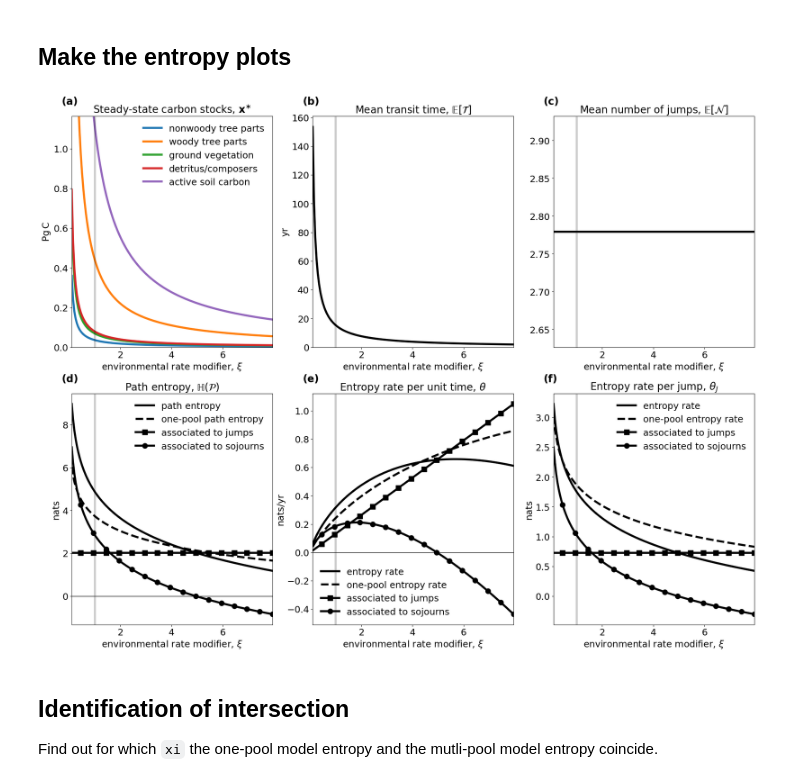
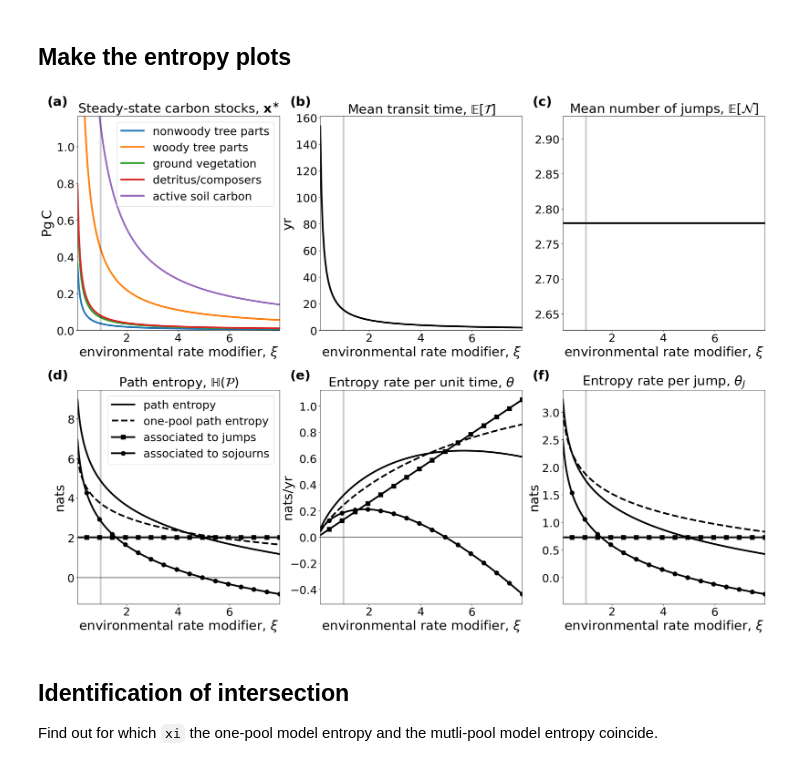
Before and after one commit to goujou/entropy_and_complexity_in_eq, a Jupyter notebook: code/Emanuel.ipynb, the cells around one changed output. Saved outputs shown, nothing was run; the diff lists cells and outputs as text; code cells hidden in the pictures.

```diff
--- a/code/Emanuel.ipynb
+++ b/code/Emanuel.ipynb
@@ -133,16 +133,17 @@ Wall time: 1min 25s
 
 mpl.rcParams['lines.linewidth'] = 4
 
-SMALL_SIZE = 18
-MEDIUM_SIZE = 20
+SMALL_SIZE = 26
+MEDIUM_SIZE = 30
 #BIGGER_SIZE = 30
 
 plt.rc('font', size=SMALL_SIZE)          # controls default text sizes
 plt.rc('axes', titlesize=MEDIUM_SIZE)     # fontsize of the axes title
-plt.rc('axes', labelsize=SMALL_SIZE)    # fontsize of the x and y labels
+plt.rc('axes', labelsize=MEDIUM_SIZE)    # fontsize of the x and y labels
 plt.rc('xtick', labelsize=SMALL_SIZE)    # fontsize of the tick labels
 plt.rc('ytick', labelsize=SMALL_SIZE)    # fontsize of the tick labels
-plt.rc('legend', fontsize=SMALL_SIZE, frameon=False)    # legend fontsize
+plt.rc('legend', fontsize=SMALL_SIZE, frameon=True)    # legend fontsize
+#plt.rc('legend', fontsize=SMALL_SIZE, frameon=False)    # legend fontsize
 #plt.rc('figure', titlesize=BIGGER_SIZE)  # fontsize of the figure title
 # %%
 fig, axes = plt.subplots(figsize=(8*3, 6*3), nrows=2, ncols=3)
@@ -184,38 +185,40 @@ ax.axhline(0, c="black", lw=1)
 
 ax.legend()
 ax.set_ylabel("nats")
 
 
 ax = next(axes)
 ax.set_title(r"Entropy rate per unit time, $\theta$")
 ax.plot(xis, thetas, label="entropy rate", c="black")
 ax.plot(xis, np.array(exp_Hs)/np.array(ETs), label="one-pool entropy rate", c="black", ls="--")
 
 ax.plot(xis, theta_discs, label="associated to jumps", c="black", marker="s", markevery=np.arange(len(xis))[-1::-10], markersize=10)
 ax.plot(xis, theta_conts, label="associated to sojourns", c="black", marker="o", markevery=np.arange(len(xis))[-1::-10], markersize=10)
 ax.axhline(0, c="black", lw=1)
 
-ax.legend()
-ax.set_ylabel("nats/yr")
+#ax.legend()
+ax.set_ylabel("nats/yr", labelpad=-10)
 
 
 ax = next(axes)
 ax.set_title(r"Entropy rate per jump, $\theta_J$")
 ax.plot(xis, theta_Ns, c="black", label="entropy rate")
 ax.plot(xis, np.array(exp_Hs)/2, label="one-pool entropy rate", c="black", ls="--")
 
 ax.plot(xis, np.array(theta_discs)*np.array(ETs)/np.array(ENs), label="associated to jumps", c="black", marker="s", markevery=np.arange(len(xis))[-1::-10], markersize=10)
 ax.plot(xis, np.array(theta_conts)*np.array(ETs)/np.array(ENs), label="associated to sojourns", c="black", marker="o", markevery=np.arange(len(xis))[-1::-10], markersize=10)
 ax.set_ylabel("nats")
-ax.legend()
+#ax.legend()
 
 
 for ax, panel_name in zip(axes_list, panel_names):
     ax.set_xlim([min(xis), max(xis)])
     ax.axvline(1, color="black", alpha=0.2)
-    ax.text(-0.05, 1.05, f"({panel_name})", transform=ax.transAxes, size=20, weight='bold')
+    ax.text(-0.15, 1.05, f"({panel_name})", transform=ax.transAxes, size=MEDIUM_SIZE, weight='bold')
+
+fig.tight_layout(w_pad=-0.6, h_pad=1.0)
 # %% [output]
-[figure, old version]
+[figure, new version]
 # %% [markdown]
 ## Identification of intersection
 
```
Also changed, not shown: parts of 3 cells of this notebook, 8 other files.
